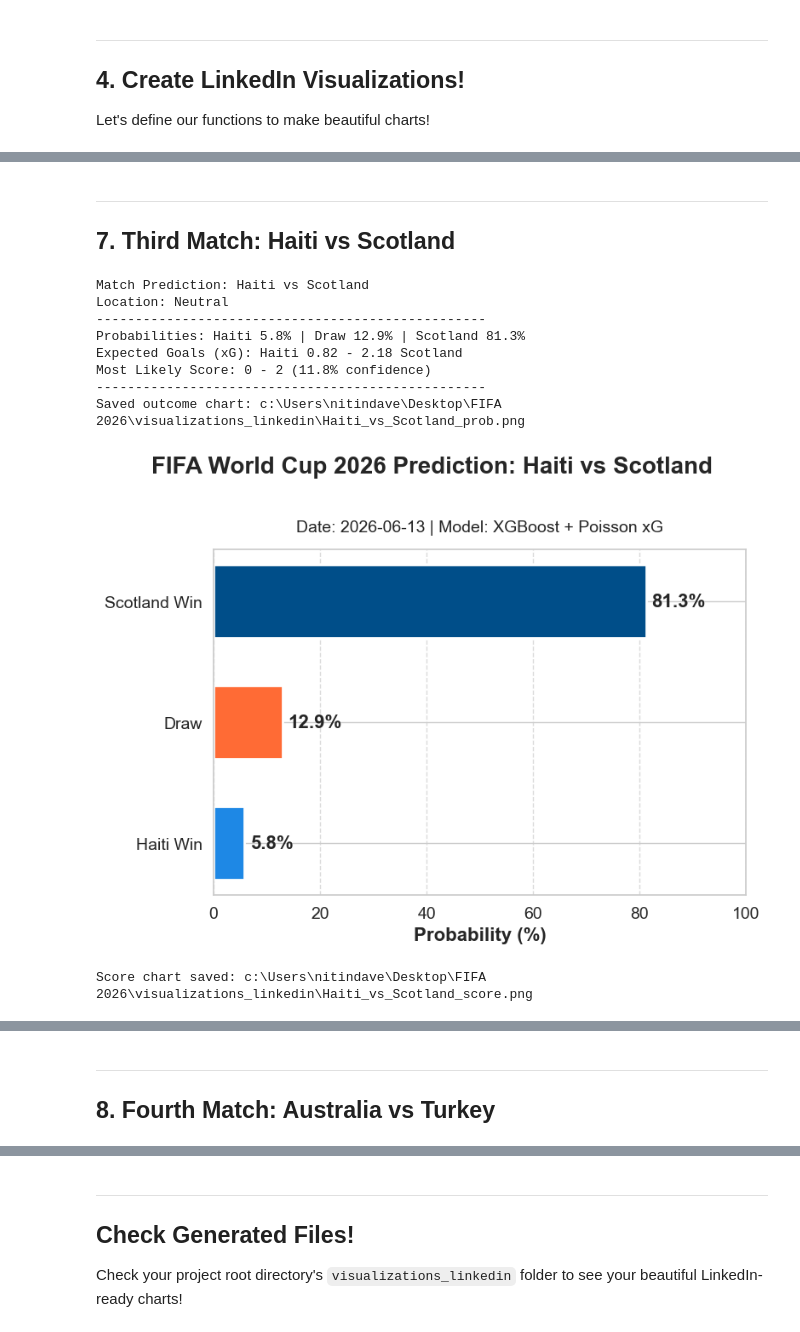
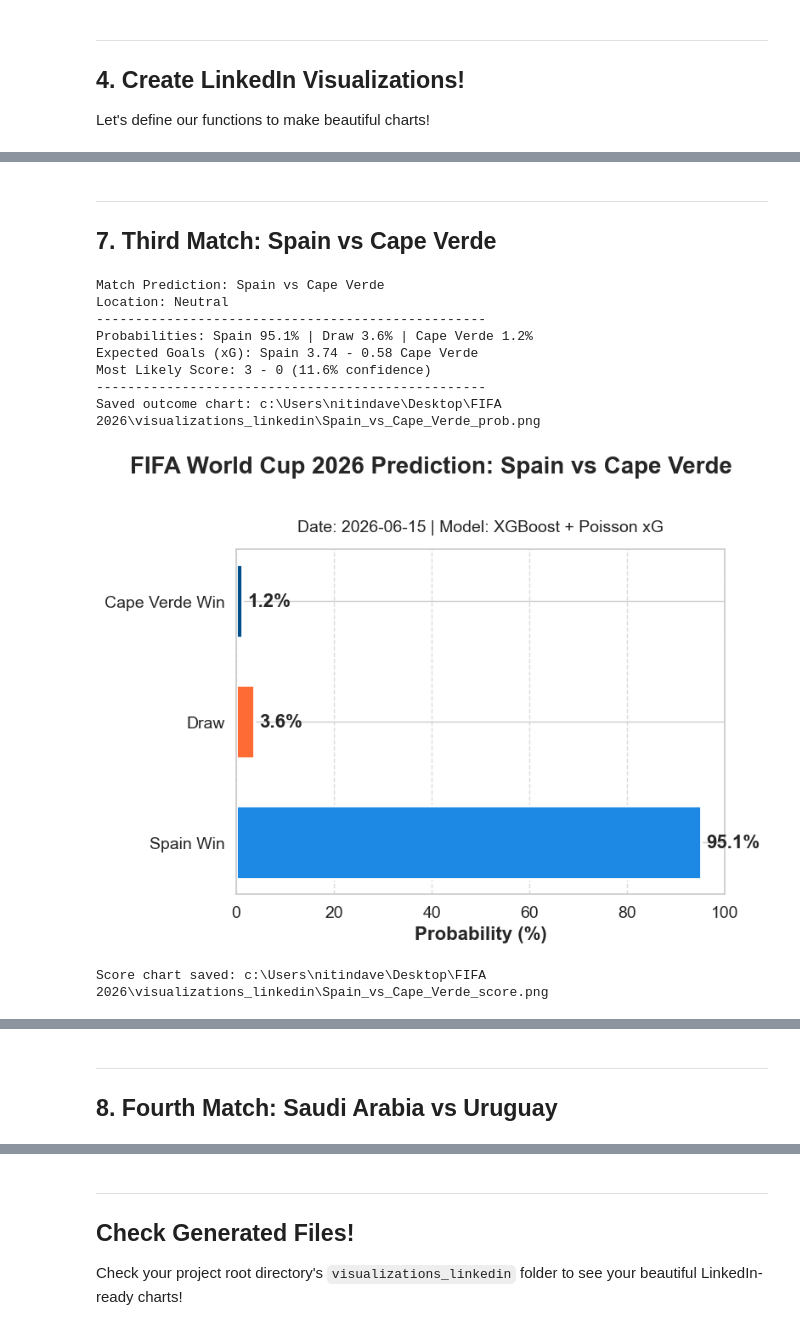
Before and after one commit to nitindavegit/FIFA-2026-Predictions, a Jupyter notebook: notebooks/04_LinkedIn_Presentation.ipynb, the cells around one changed output, grey strips where cells are left out. Saved outputs shown, nothing was run; the diff lists cells and outputs as text; code cells hidden in the pictures.

```diff
--- a/notebooks/04_LinkedIn_Presentation.ipynb
+++ b/notebooks/04_LinkedIn_Presentation.ipynb
@@ -175,7 +176,7 @@ def generate_score_heatmap(home_team, away_team, home_xg, away_xg, date_str="202
 # %%
-pred = predict_match("Qatar", "Switzerland")
+pred = predict_match("Belgium", "Egypt")
 if pred:
     probs, (home_xg, away_xg) = pred['probs'], pred['xg']
-    generate_outcome_chart("Qatar", "Switzerland", probs)
-    generate_score_heatmap("Qatar", "Switzerland", home_xg, away_xg)
+    generate_outcome_chart("Belgium", "Egypt", probs)
+    generate_score_heatmap("Belgium", "Egypt", home_xg, away_xg)
 # %% [output]
@@ -196,7 +197,7 @@ Score chart saved: c:\Users\nitindave\Desktop\FIFA 2026\visualizations_linkedin\
 # %%
-pred = predict_match("Brazil", "Morocco")
+pred = predict_match("Iran", "New Zealand")
 if pred:
     probs, (home_xg, away_xg) = pred['probs'], pred['xg']
-    generate_outcome_chart("Brazil", "Morocco", probs)
-    generate_score_heatmap("Brazil", "Morocco", home_xg, away_xg)
+    generate_outcome_chart("Iran", "New Zealand", probs)
+    generate_score_heatmap("Iran", "New Zealand", home_xg, away_xg)
 # %% [output]
@@ -214,20 +215,20 @@ Score chart saved: c:\Users\nitindave\Desktop\FIFA 2026\visualizations_linkedin\
 # %% [markdown]
 ---
-## 7. Third Match: Haiti vs Scotland
+## 7. Third Match: Spain vs Cape Verde
 # %%
-pred = predict_match("Haiti", "Scotland")
+pred = predict_match("Spain", "Cape Verde")
 if pred:
     probs, (home_xg, away_xg) = pred['probs'], pred['xg']
-    generate_outcome_chart("Haiti", "Scotland", probs)
-    generate_score_heatmap("Haiti", "Scotland", home_xg, away_xg)
+    generate_outcome_chart("Spain", "Cape Verde", probs)
+    generate_score_heatmap("Spain", "Cape Verde", home_xg, away_xg)
 # %% [output]
-Match Prediction: Haiti vs Scotland
+Match Prediction: Spain vs Cape Verde
 Location: Neutral
 --------------------------------------------------
-Probabilities: Haiti 5.8% | Draw 12.9% | Scotland 81.3%
-Expected Goals (xG): Haiti 0.82 - 2.18 Scotland
-Most Likely Score: 0 - 2 (11.8% confidence)
+Probabilities: Spain 95.1% | Draw 3.6% | Cape Verde 1.2%
+Expected Goals (xG): Spain 3.74 - 0.58 Cape Verde
+Most Likely Score: 3 - 0 (11.6% confidence)
 --------------------------------------------------
-Saved outcome chart: c:\Users\nitindave\Desktop\FIFA 2026\visualizations_linkedin\Haiti_vs_Scotland_prob.png
+Saved outcome chart: c:\Users\nitindave\Desktop\FIFA 2026\visualizations_linkedin\Spain_vs_Cape_Verde_prob.png
-[figure, old version]
+[figure, new version]
-Score chart saved: c:\Users\nitindave\Desktop\FIFA 2026\visualizations_linkedin\Haiti_vs_Scotland_score.png
+Score chart saved: c:\Users\nitindave\Desktop\FIFA 2026\visualizations_linkedin\Spain_vs_Cape_Verde_score.png
@@ -235,4 +236,4 @@ Score chart saved: c:\Users\nitindave\Desktop\FIFA 2026\visualizations_linkedin\
 # %% [markdown]
 ---
-## 8. Fourth Match: Australia vs Turkey
+## 8. Fourth Match: Saudi Arabia vs Uruguay
 # %%
```
Also changed, not shown: parts of 10 cells of this notebook.
